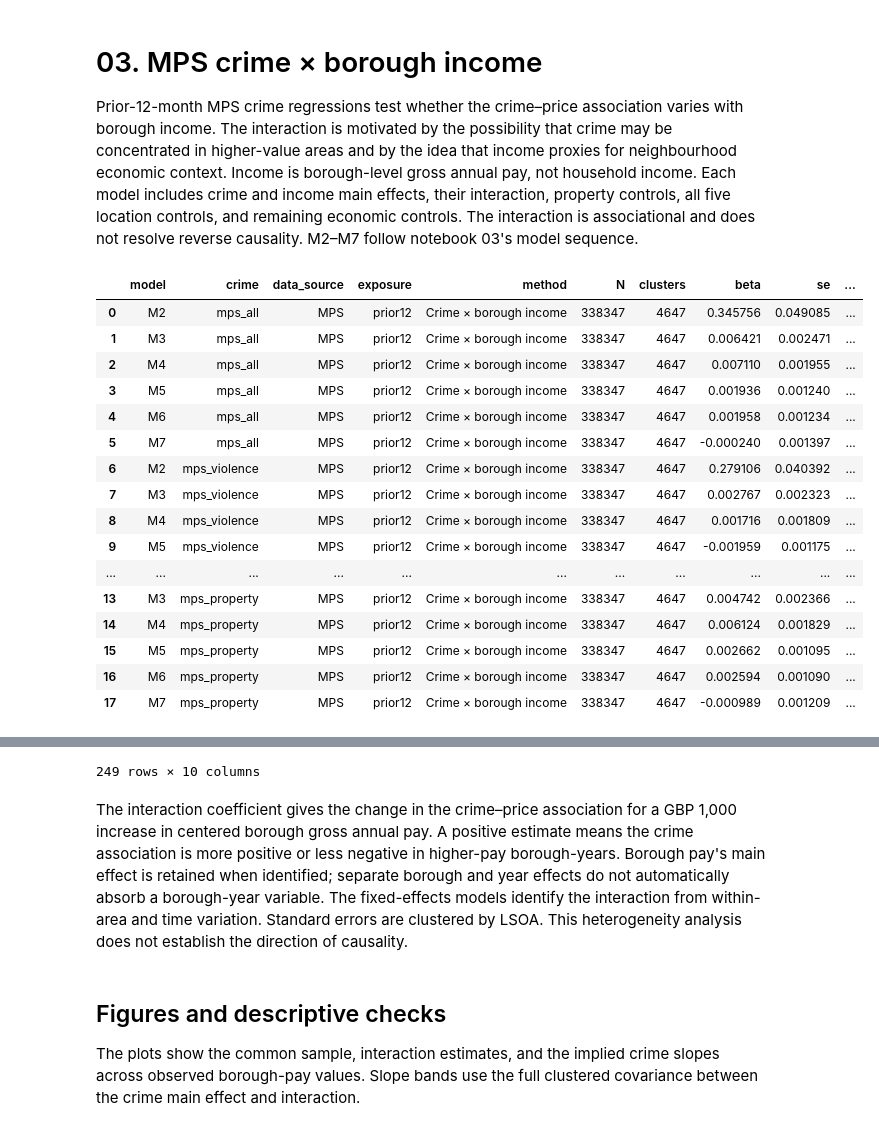
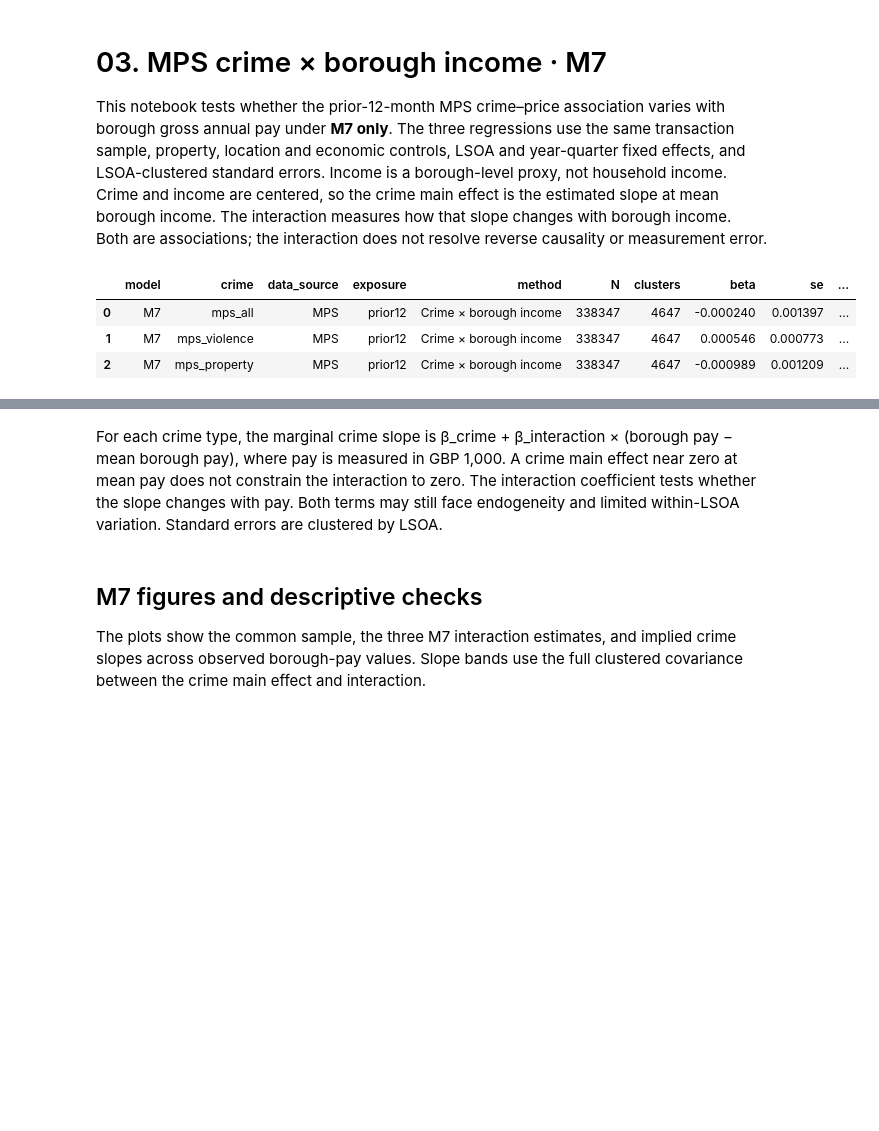
Before and after one commit to rachtrx/he3027, a Jupyter notebook: 03_crime_mps_income_interaction.ipynb, the cells around one changed output, grey strips where cells are left out. Cells and saved outputs as stored; diff of their text form; code cells hidden in the pictures; blank space fills up the shorter version.

Commit message:
update interaction

```diff
--- a/03_crime_mps_income_interaction.ipynb
+++ b/03_crime_mps_income_interaction.ipynb
@@ -1,7 +1,7 @@
 # %% [markdown]
-# 03. MPS crime × borough income
+# 03. MPS crime × borough income · M7
 
-Prior-12-month MPS crime regressions test whether the crime–price association varies with borough income. The interaction is motivated by the possibility that crime may be concentrated in higher-value areas and by the idea that income proxies for neighbourhood economic context. Income is borough-level gross annual pay, not household income. Each model includes crime and income main effects, their interaction, property controls, all five location controls, and remaining economic controls. The interaction is associational and does not resolve reverse causality. M2–M7 follow notebook 03's model sequence.
+This notebook tests whether the prior-12-month MPS crime–price association varies with borough gross annual pay under **M7 only**. The three regressions use the same transaction sample, property, location and economic controls, LSOA and year-quarter fixed effects, and LSOA-clustered standard errors. Income is a borough-level proxy, not household income. Crime and income are centered, so the crime main effect is the estimated slope at mean borough income. The interaction measures how that slope changes with borough income. Both are associations; the interaction does not resolve reverse causality or measurement error.
 # %%
 from pathlib import Path
 import numpy as np, pandas as pd
@@ -16,48 +16,35 @@ OUT=DATA/'03_crime_mps_interaction_outputs'; OUT.mkdir(exist_ok=True)
 d=pd.read_csv(SRC,low_memory=False)
 d['lnprice']=np.log(d.price.where(d.price.gt(0))); d['newbuild']=d.age.eq('Y').astype(float); d['grossannualpay_k']=d.grossannualpay/1000; d['Nearest_Park_dist_km']=d['Nearest_Park_dist']/1000
 for v in ['tube_distnear','bus_distnear','thamesriv_dist']: d[v+'_km']=d[v]/1000
 crime_types=['mps_all','mps_violence','mps_property']; loc=['tube_distnear_km','bus_distnear_km','thamesriv_dist_km','Nearest_Park_dist_km','dist_to_cbd']; prop=['detached_dum','semi_d_dum','terrace_dum','freehold','newbuild']; econ=['hoursworked','unemployment']
 for c in crime_types: d['crime_'+c]=np.log1p(d[c+'_prior12'])
 valid=d.mps_exposures_available & d.mps_geography_ok & d.analysis_geography_ok
 need=['lnprice','lsoacode','msoa11','oslaua','year','yearquarter','grossannualpay_k']+loc+prop+econ+['crime_'+c for c in crime_types]
 s=d.loc[valid,need].dropna().copy(); s['year_fe']=s.year.astype(str); s['yearquarter_fe']=s.yearquarter.astype(str)
 s['income_c']=s.grossannualpay_k-s.grossannualpay_k.mean()
 for c in crime_types:
  s['crime_'+c+'_c']=s['crime_'+c]-s['crime_'+c].mean(); s['int_'+c+'_income']=s['crime_'+c+'_c']*s.income_c
-specs=[('M2',[],prop),('M3',[],prop+loc+econ),('M4',['oslaua','year_fe'],prop+loc+econ),('M5',['msoa11','year_fe'],prop+loc+econ),('M6',['msoa11','yearquarter_fe'],prop+loc+econ),('M7',['lsoacode','yearquarter_fe'],prop+loc+econ)]
+specs=[('M7',['lsoacode','yearquarter_fe'],prop+loc+econ)]
 rows=[]; coefs=[]
 for c in crime_types:
  for model,fe,controls in specs:
   terms=['crime_'+c+'_c','income_c','int_'+c+'_income']; names=terms+controls; X=s[names].astype(float); scale=X.std().replace(0,1).to_numpy(); Xs=X/scale
   absorb=pd.DataFrame({k:pd.Categorical(s[k]) for k in fe},index=s.index) if fe else None
   fit=AbsorbingLS(s.lnprice,Xs,absorb=absorb,drop_absorbed=True).fit(cov_type='clustered',clusters=s.lsoacode,debiased=True)
   G=s.lsoacode.nunique(); crit=stats.t.ppf(.975,G-1); names_kept=list(fit.params.index)
   for v in names_kept:
    j=names.index(v); b=fit.params[v]/scale[j]; se=fit.std_errors[v]/scale[j]; coefs.append(dict(model=model,crime=c,variable=v,beta=b,se=se,ci_low=b-crit*se,ci_high=b+crit*se,p=2*stats.t.sf(abs(b/se),G-1),N=len(s),clusters=G))
   v='int_'+c+'_income'
   if v not in names_kept: raise ValueError(f'Interaction {v} is absorbed in {model}.')
   j=names.index(v); b=fit.params[v]/scale[j]; se=fit.std_errors[v]/scale[j]
   rows.append(dict(model=model,crime=c,data_source='MPS',exposure='prior12',method='Crime × borough income',N=len(s),clusters=G,beta=b,se=se,interaction_beta=b,interaction_se=se,ci_low=b-crit*se,ci_high=b+crit*se,p=2*stats.t.sf(abs(b/se),G-1),r2=fit.rsquared,fixed_effects=';'.join(fe) or 'none',absorbed_or_collinear='; '.join(v for v in names if v not in names_kept)))
 results=pd.DataFrame(rows); coefficients=pd.DataFrame(coefs)
 OUT.mkdir(parents=True,exist_ok=True)
 results.to_csv(OUT/'interaction_regressions.csv',index=False); coefficients.to_csv(OUT/'interaction_all_coefficients.csv',index=False)
 display(results); display(coefficients)
 # %% [output]
 |  | model | crime | data_source | exposure | method | N | clusters | beta | se | ... |
-| 0 | M2 | mps_all | MPS | prior12 | Crime × borough income | 338347 | 4647 | 0.345756 | 0.049085 | ... |
-| 1 | M3 | mps_all | MPS | prior12 | Crime × borough income | 338347 | 4647 | 0.006421 | 0.002471 | ... |
-| 2 | M4 | mps_all | MPS | prior12 | Crime × borough income | 338347 | 4647 | 0.007110 | 0.001955 | ... |
-| 3 | M5 | mps_all | MPS | prior12 | Crime × borough income | 338347 | 4647 | 0.001936 | 0.001240 | ... |
-| 4 | M6 | mps_all | MPS | prior12 | Crime × borough income | 338347 | 4647 | 0.001958 | 0.001234 | ... |
-| 5 | M7 | mps_all | MPS | prior12 | Crime × borough income | 338347 | 4647 | -0.000240 | 0.001397 | ... |
-| 6 | M2 | mps_violence | MPS | prior12 | Crime × borough income | 338347 | 4647 | 0.279106 | 0.040392 | ... |
-| 7 | M3 | mps_violence | MPS | prior12 | Crime × borough income | 338347 | 4647 | 0.002767 | 0.002323 | ... |
-| 8 | M4 | mps_violence | MPS | prior12 | Crime × borough income | 338347 | 4647 | 0.001716 | 0.001809 | ... |
-| 9 | M5 | mps_violence | MPS | prior12 | Crime × borough income | 338347 | 4647 | -0.001959 | 0.001175 | ... |
-| ... | ... | ... | ... | ... | ... | ... | ... | ... | ... | ... |
-| 13 | M3 | mps_property | MPS | prior12 | Crime × borough income | 338347 | 4647 | 0.004742 | 0.002366 | ... |
-| 14 | M4 | mps_property | MPS | prior12 | Crime × borough income | 338347 | 4647 | 0.006124 | 0.001829 | ... |
-| 15 | M5 | mps_property | MPS | prior12 | Crime × borough income | 338347 | 4647 | 0.002662 | 0.001095 | ... |
-| 16 | M6 | mps_property | MPS | prior12 | Crime × borough income | 338347 | 4647 | 0.002594 | 0.001090 | ... |
-| 17 | M7 | mps_property | MPS | prior12 | Crime × borough income | 338347 | 4647 | -0.000989 | 0.001209 | ... |
+| 0 | M7 | mps_all | MPS | prior12 | Crime × borough income | 338347 | 4647 | -0.000240 | 0.001397 | ... |
+| 1 | M7 | mps_violence | MPS | prior12 | Crime × borough income | 338347 | 4647 | 0.000546 | 0.000773 | ... |
+| 2 | M7 | mps_property | MPS | prior12 | Crime × borough income | 338347 | 4647 | -0.000989 | 0.001209 | ... |
 |  | model | crime | variable | beta | se | ci_low | ci_high | p | N | clusters |
@@ -75,10 +67,9 @@ display(results); display(coefficients)
-249 rows × 10 columns
 # %% [markdown]
-The interaction coefficient gives the change in the crime–price association for a GBP 1,000 increase in centered borough gross annual pay. A positive estimate means the crime association is more positive or less negative in higher-pay borough-years. Borough pay's main effect is retained when identified; separate borough and year effects do not automatically absorb a borough-year variable. The fixed-effects models identify the interaction from within-area and time variation. Standard errors are clustered by LSOA. This heterogeneity analysis does not establish the direction of causality.
+For each crime type, the marginal crime slope is β_crime + β_interaction × (borough pay − mean borough pay), where pay is measured in GBP 1,000. A crime main effect near zero at mean pay does not constrain the interaction to zero. The interaction coefficient tests whether the slope changes with pay. Both terms may still face endogeneity and limited within-LSOA variation. Standard errors are clustered by LSOA.
 # %% [markdown]
-## Figures and descriptive checks
+## M7 figures and descriptive checks
 
-The plots show the common sample, interaction estimates, and the implied crime slopes across observed borough-pay values. Slope bands use the full clustered covariance between the crime main effect and interaction.
+The plots show the common sample, the three M7 interaction estimates, and implied crime slopes across observed borough-pay values. Slope bands use the full clustered covariance between the crime main effect and interaction.
 # %%
 import matplotlib.pyplot as plt
 fig,axes=plt.subplots(1,2,figsize=(13,4.5))
```
Also changed, not shown: parts of 2 cells of this notebook, 7 other files.
